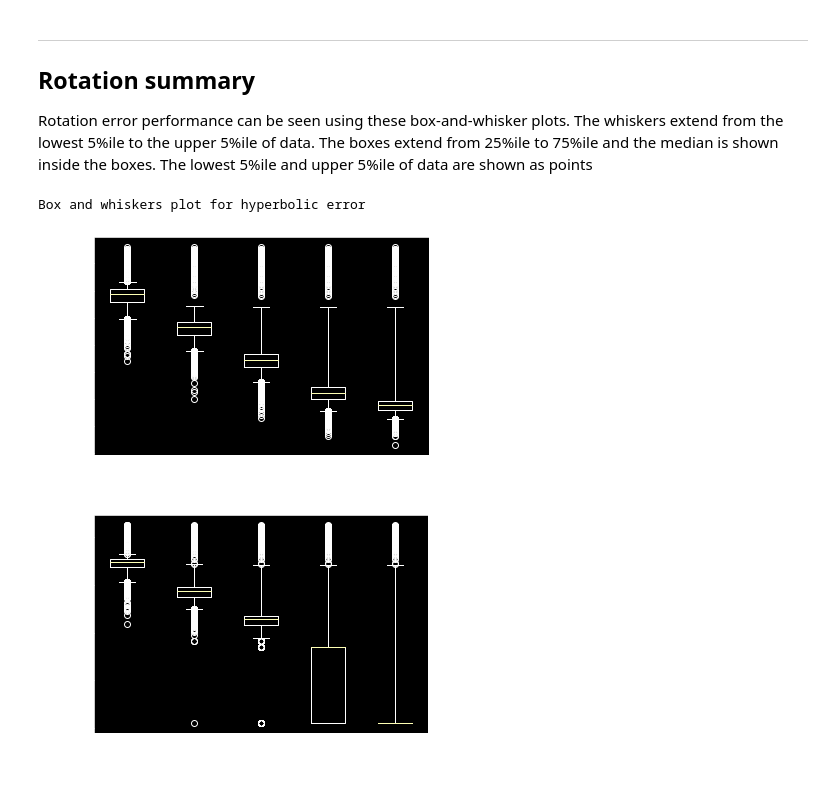
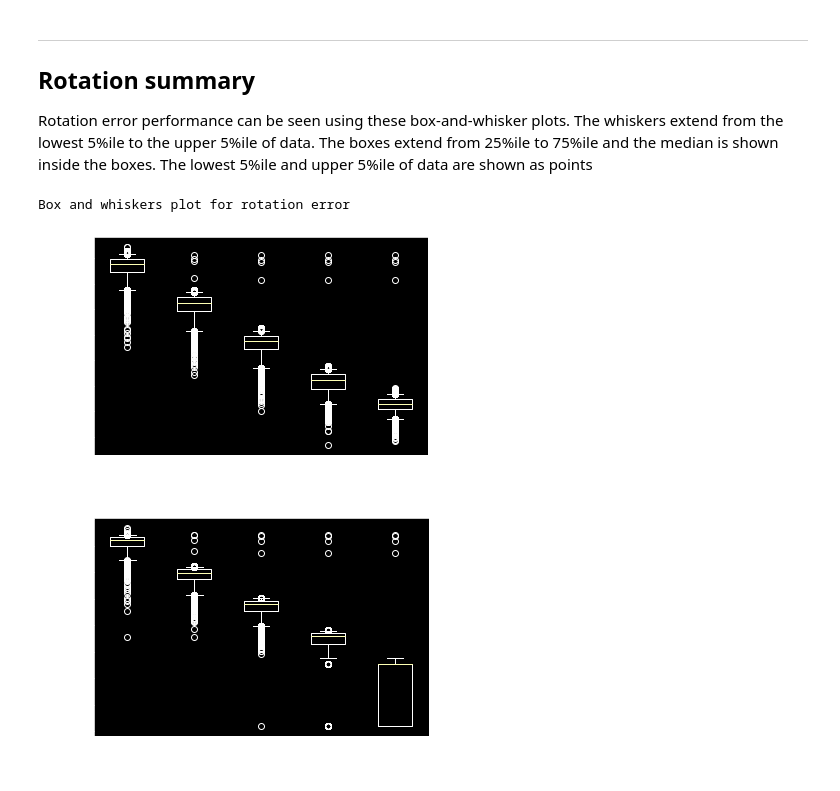
Before and after one commit to Ashwin-Rajesh/Cordic_accelerator, a Jupyter notebook: docs/cordic_circular.ipynb, the cells around one changed output. Drawn from its saved outputs; the diff is of its cells as text; code cells hidden in the pictures.

```diff
--- a/docs/cordic_circular.ipynb
+++ b/docs/cordic_circular.ipynb
@@ -52,5 +84,0 @@ Look at the following to see patterns in error for circular rotation mode for di
-# %%
-# Error for circular mode with different number of iterations
-for i in (10, 15, 20, 25, 30):
-    print("%d CORDIC iterations"%(i))
-    vis_rot_error_file("data/circ_rot/cr_%d_off_off_x2500.txt"%(i))
@@ -86,5 +98,0 @@ Look at the following to see patterns in error for hyperbolic rotation mode for
-# %%
-# Error for hyperbolic mode with different number of iterations
-for i in (10, 15, 20, 25, 30):
-    print("%d CORDIC iterations"%(i))
-    vis_rot_error_file("data/hyp_rot/hr_%d_off_off_x2500.txt"%(i))
@@ -120,30 +105,30 @@ Rotation error performance can be seen using these box-and-whisker plots. The wh
 # %%
 mag_err = []
 ang_err = []
 iter_ls = []
 
 for i in (10, 15, 20, 25, 30):
-    f1 = log_file("data/hyp_rot/hr_%d_off_off_x2500.txt"%(i))
+    f1 = log_file("data/circ_rot/%d_nny_x2500.txt"%(i))
     f1.parse()
     mag_err.append(np.log10(np.linalg.norm(f1.err_good[:, 0:2], axis=1)) * 20)
     ang_err.append(20 * np.log10(np.maximum(1e-10, np.abs(f1.err_good[:, 2])) / 180))
     iter_ls.append(i)
 
-print("Box and whiskers plot for hyperbolic error")
+print("Box and whiskers plot for rotation error")
 
 plt.boxplot(mag_err, labels=iter_ls, whis=[5, 95])
 plt.xlabel("Number of iterations")
 plt.ylabel("Magnitude error (dB)")
 plt.show()
 
 plt.boxplot(ang_err, labels=iter_ls, whis=[5, 95])
 plt.xlabel("Number of iterations")
 plt.ylabel("Angle residual (dB)")
 plt.show()
 # %% [output]
-Box and whiskers plot for hyperbolic error
+Box and whiskers plot for rotation error
-[figure, old version]
+[figure, new version]
-[figure, old version]
+[figure, new version]
 # %%
 mag_err = []
 ang_err = []
```
Also changed, not shown: parts of 19 cells of this notebook.
